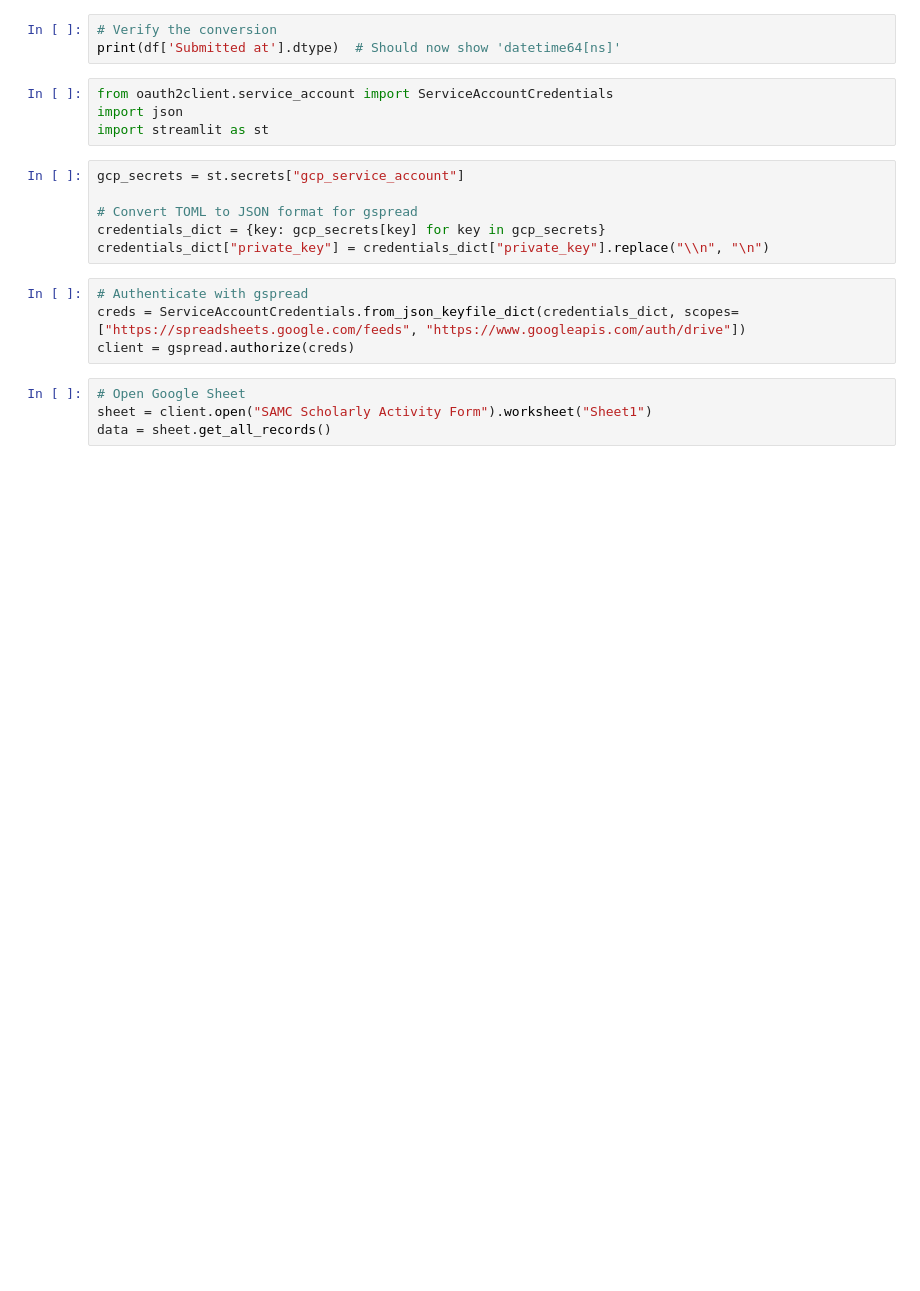
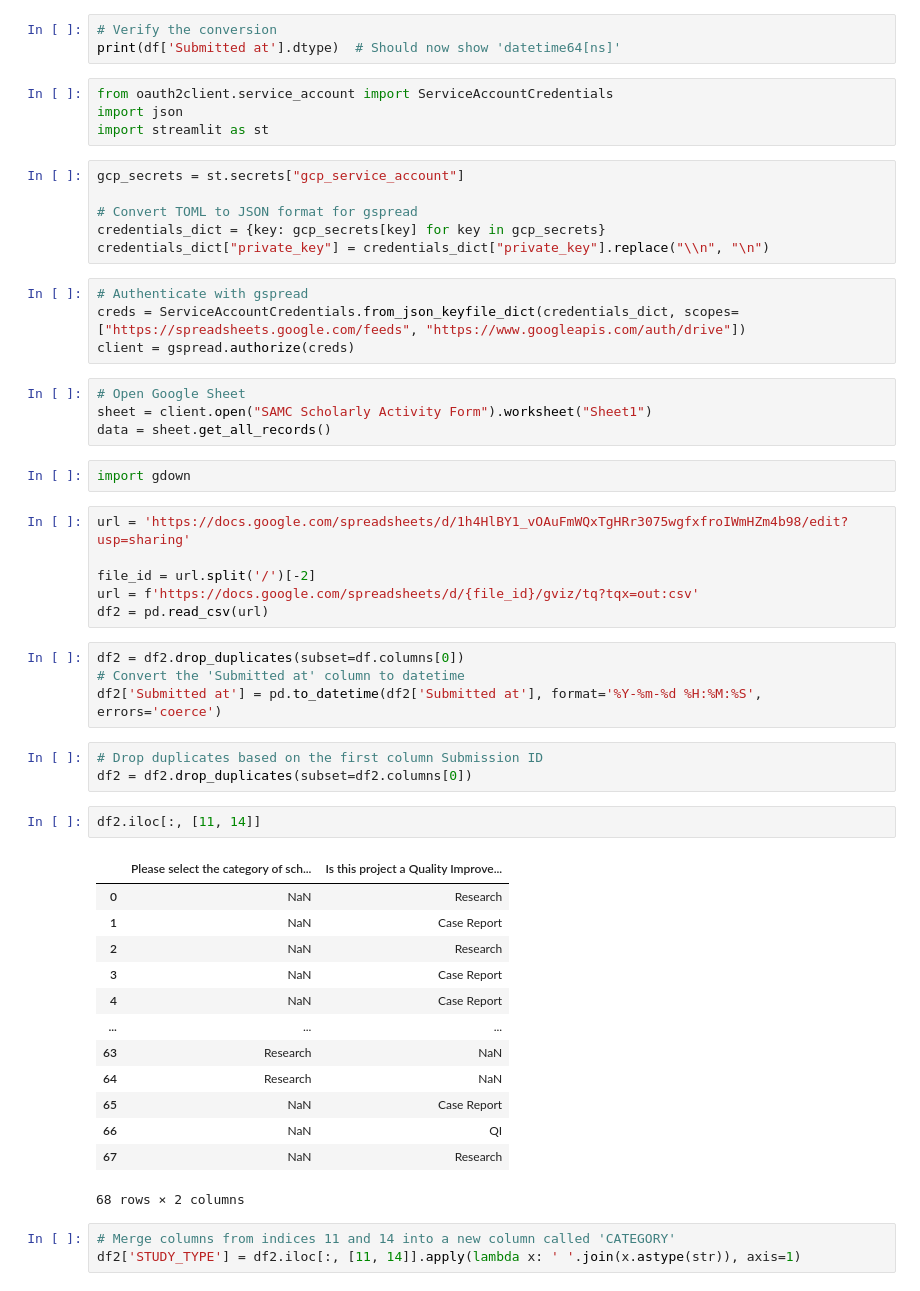
Before and after one commit to philsgu/Tally_Python, a Jupyter notebook: SA_SUBMISSION/gsheet_extraction.ipynb, the cells around one changed output. Drawn from its saved outputs; the diff is of its cells as text; blank space fills up the shorter version.

```diff
--- a/SA_SUBMISSION/gsheet_extraction.ipynb
+++ b/SA_SUBMISSION/gsheet_extraction.ipynb
@@ -188,3 +188,37 @@ client = gspread.authorize(creds)
 # Open Google Sheet
 sheet = client.open("SAMC Scholarly Activity Form").worksheet("Sheet1")
 data = sheet.get_all_records()
+# %%
+import gdown
+# %%
+url = 'https://docs.google.com/spreadsheets/d/1h4HlBY1_vOAuFmWQxTgHRr3075wgfxfroIWmHZm4b98/edit?usp=sharing'
+
+file_id = url.split('/')[-2]
+url = f'https://docs.google.com/spreadsheets/d/{file_id}/gviz/tq?tqx=out:csv'
+df2 = pd.read_csv(url)
+# %%
+df2 = df2.drop_duplicates(subset=df.columns[0])
+# Convert the 'Submitted at' column to datetime
+df2['Submitted at'] = pd.to_datetime(df2['Submitted at'], format='%Y-%m-%d %H:%M:%S', errors='coerce')
+# %%
+# Drop duplicates based on the first column Submission ID
+df2 = df2.drop_duplicates(subset=df2.columns[0])
+# %%
+df2.iloc[:, [11, 14]]
+# %% [output]
+|  | Please select the category of sch... | Is this project a Quality Improve... |
+| 0 | NaN | Research |
+| 1 | NaN | Case Report |
+| 2 | NaN | Research |
+| 3 | NaN | Case Report |
+| 4 | NaN | Case Report |
+| ... | ... | ... |
+| 63 | Research | NaN |
+| 64 | Research | NaN |
+| 65 | NaN | Case Report |
+| 66 | NaN | QI |
+| 67 | NaN | Research |
+68 rows × 2 columns
+# %%
+# Merge columns from indices 11 and 14 into a new column called 'CATEGORY'
+df2['STUDY_TYPE'] = df2.iloc[:, [11, 14]].apply(lambda x: ' '.join(x.astype(str)), axis=1)
```
Also changed, not shown: 1 other file.
